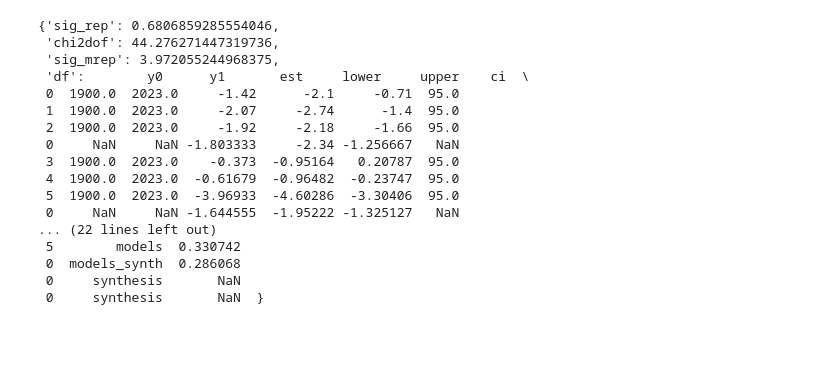
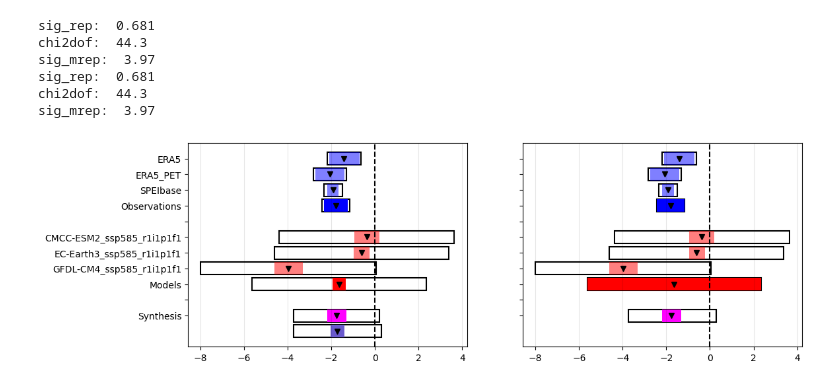
Before and after one commit to clairbarnes/wwa-current, a Jupyter notebook: 00_model-fitting-dev/synthesis/synthesis-python.ipynb, the cells around one changed output. Saved outputs shown, nothing was run; the diff lists cells and outputs as text; code cells hidden in the pictures; blank space fills up the shorter version.

Commit message:
Python synthesis plots added

```diff
--- a/00_model-fitting-dev/synthesis/synthesis-python.ipynb
+++ b/00_model-fitting-dev/synthesis/synthesis-python.ipynb
@@ -128,7 +131,7 @@ def synthesis(obs_in, models_in, cx_format = False):
     models_out = models_out.assign(group = "models", weight = model_weights)
     models_synth = pd.DataFrame(pd.concat([pd.Series({"model" : "Models", "group" : "models_synth", "weight" : w_mod / tw}), models_synth])).transpose()
     synth_w = pd.DataFrame(pd.concat([pd.Series({"model" : "Synthesis", "group" : "synthesis"}), synth_w])).transpose()
-    synth_uw = pd.DataFrame(pd.concat([pd.Series({"model" : "Unweighted", "group" : "synthesis"}), synth_uw])).transpose()
+    synth_uw = pd.DataFrame(pd.concat([pd.Series({"model" : "Unweighted", "group" : "synth_uw"}), synth_uw])).transpose()
 
     if cx_format:
         # to replicate standard climate explorer plots, need to modify to correct format
@@ -145,23 +148,3 @@ def synthesis(obs_in, models_in, cx_format = False):
         synth_res = pd.concat([obs_out, obs_synth, models_out, models_synth, synth_w, synth_uw])
 
     return {"sig_rep" : 2*sig_obs, "chi2dof" : chi2 / mdof, "sig_mrep" : sigmod, "df" : synth_res}
-# %%
-synthesis(obs_in, models_in)
-# %% [output]
-{'sig_rep': 0.6806859285554046,
- 'chi2dof': 44.276271447319736,
- 'sig_mrep': 3.972055244968375,
- 'df':        y0      y1       est     lower     upper    ci  \
- 0  1900.0  2023.0     -1.42      -2.1     -0.71  95.0
- 1  1900.0  2023.0     -2.07     -2.74      -1.4  95.0
- 2  1900.0  2023.0     -1.92     -2.18     -1.66  95.0
- 0     NaN     NaN -1.803333     -2.34 -1.256667   NaN
- 3  1900.0  2023.0    -0.373  -0.95164   0.20787  95.0
- 4  1900.0  2023.0  -0.61679  -0.96482  -0.23747  95.0
- 5  1900.0  2023.0  -3.96933  -4.60286  -3.30406  95.0
- 0     NaN     NaN -1.644555  -1.95222 -1.325127   NaN
-... (22 lines left out)
- 5        models  0.330742
- 0  models_synth  0.286068
- 0     synthesis       NaN
- 0     synthesis       NaN  }
@@ -167,0 +203,16 @@ synthesis(obs_in, models_in)
+# %%
+fig, axs = plt.subplots(ncols = 2, sharey = True, sharex = True, figsize = (12,4))
+
+# can either print with the weighted & unweighted synthesis split out, and natural/representation uncertainty split
+plot_synthesis(synthesis(obs_in, models_in, cx_format = False), ax = axs[0])
+
+# or use the format that comes out of the Climate Explorer
+plot_synthesis(synthesis(obs_in, models_in, cx_format = True), ax = axs[1])
+# %% [output]
+sig_rep:  0.681
+chi2dof:  44.3
+sig_mrep:  3.97
+sig_rep:  0.681
+chi2dof:  44.3
+sig_mrep:  3.97
+[figure, added]
```
Also changed, not shown: parts of 3 cells of this notebook, 1 other file.
